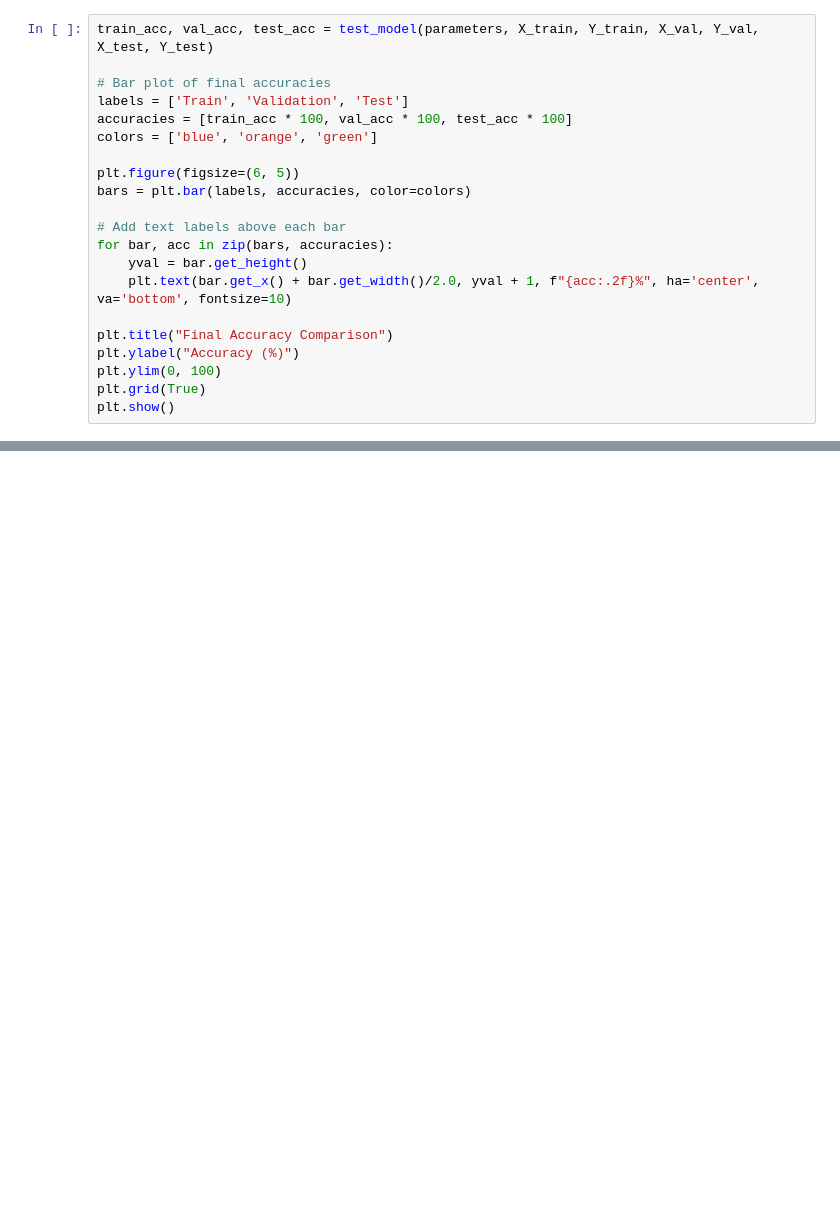
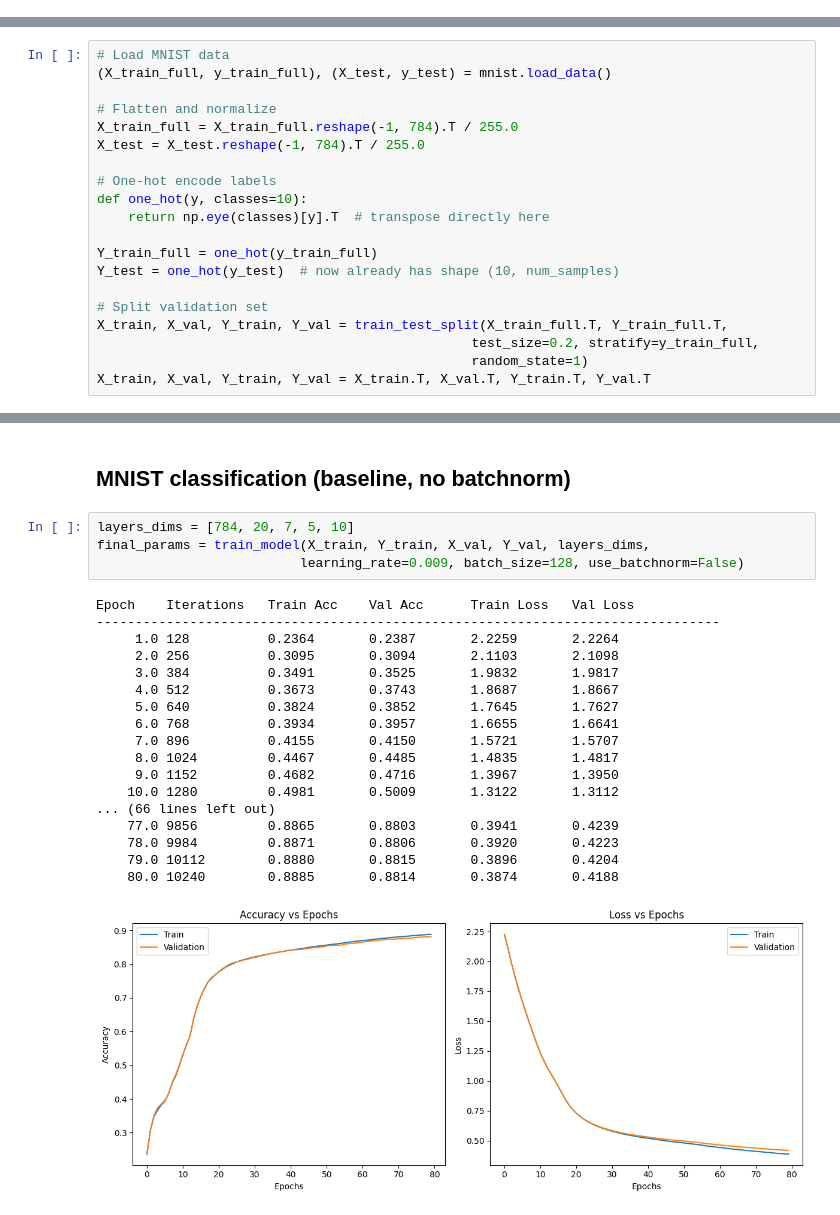
Before and after one commit to hodisan94/deep-learning_NN, a Jupyter notebook: Assignment1.ipynb, the cells around one changed output, grey strips where cells are left out. Saved outputs shown, nothing was run; the diff lists cells and outputs as text; blank space fills up the shorter version.

```diff
--- a/Assignment1.ipynb
+++ b/Assignment1.ipynb
@@ -973,21 +0,0 @@ plt.show()
-# %%
-train_acc, val_acc, test_acc = test_model(parameters, X_train, Y_train, X_val, Y_val, X_test, Y_test)
-
-# Bar plot of final accuracies
-labels = ['Train', 'Validation', 'Test']
-accuracies = [train_acc * 100, val_acc * 100, test_acc * 100]
-colors = ['blue', 'orange', 'green']
-
-plt.figure(figsize=(6, 5))
-bars = plt.bar(labels, accuracies, color=colors)
-
-# Add text labels above each bar
-for bar, acc in zip(bars, accuracies):
-    yval = bar.get_height()
-    plt.text(bar.get_x() + bar.get_width()/2.0, yval + 1, f"{acc:.2f}%", ha='center', va='bottom', fontsize=10)
-
-plt.title("Final Accuracy Comparison")
-plt.ylabel("Accuracy (%)")
-plt.ylim(0, 100)
-plt.grid(True)
-plt.show()
@@ -999,0 +235,20 @@ Test Accuracy:       19.57%
+# %%
+# Load MNIST data
+(X_train_full, y_train_full), (X_test, y_test) = mnist.load_data()
+
+# Flatten and normalize
+X_train_full = X_train_full.reshape(-1, 784).T / 255.0
+X_test = X_test.reshape(-1, 784).T / 255.0
+
+# One-hot encode labels
+def one_hot(y, classes=10):
+    return np.eye(classes)[y].T  # transpose directly here
+
+Y_train_full = one_hot(y_train_full)
+Y_test = one_hot(y_test)  # now already has shape (10, num_samples)
+
+# Split validation set
+X_train, X_val, Y_train, Y_val = train_test_split(X_train_full.T, Y_train_full.T,
+                                                test_size=0.2, stratify=y_train_full,
+                                                random_state=1)
+X_train, X_val, Y_train, Y_val = X_train.T, X_val.T, Y_train.T, Y_val.T
@@ -999,0 +350,25 @@ Test Accuracy:       19.57%
+# %% [markdown]
+##  MNIST classification (baseline, no batchnorm)
+# %%
+layers_dims = [784, 20, 7, 5, 10]
+final_params = train_model(X_train, Y_train, X_val, Y_val, layers_dims,
+                          learning_rate=0.009, batch_size=128, use_batchnorm=False)
+# %% [output]
+Epoch    Iterations   Train Acc    Val Acc      Train Loss   Val Loss
+--------------------------------------------------------------------------------
+     1.0 128          0.2364       0.2387       2.2259       2.2264
+     2.0 256          0.3095       0.3094       2.1103       2.1098
+     3.0 384          0.3491       0.3525       1.9832       1.9817
+     4.0 512          0.3673       0.3743       1.8687       1.8667
+     5.0 640          0.3824       0.3852       1.7645       1.7627
+     6.0 768          0.3934       0.3957       1.6655       1.6641
+     7.0 896          0.4155       0.4150       1.5721       1.5707
+     8.0 1024         0.4467       0.4485       1.4835       1.4817
+     9.0 1152         0.4682       0.4716       1.3967       1.3950
+    10.0 1280         0.4981       0.5009       1.3122       1.3112
+... (66 lines left out)
+    77.0 9856         0.8865       0.8803       0.3941       0.4239
+    78.0 9984         0.8871       0.8806       0.3920       0.4223
+    79.0 10112        0.8880       0.8815       0.3896       0.4204
+    80.0 10240        0.8885       0.8814       0.3874       0.4188
+[figure, added]
```
Also changed, not shown: parts of 72 cells of this notebook, 1 other file.
